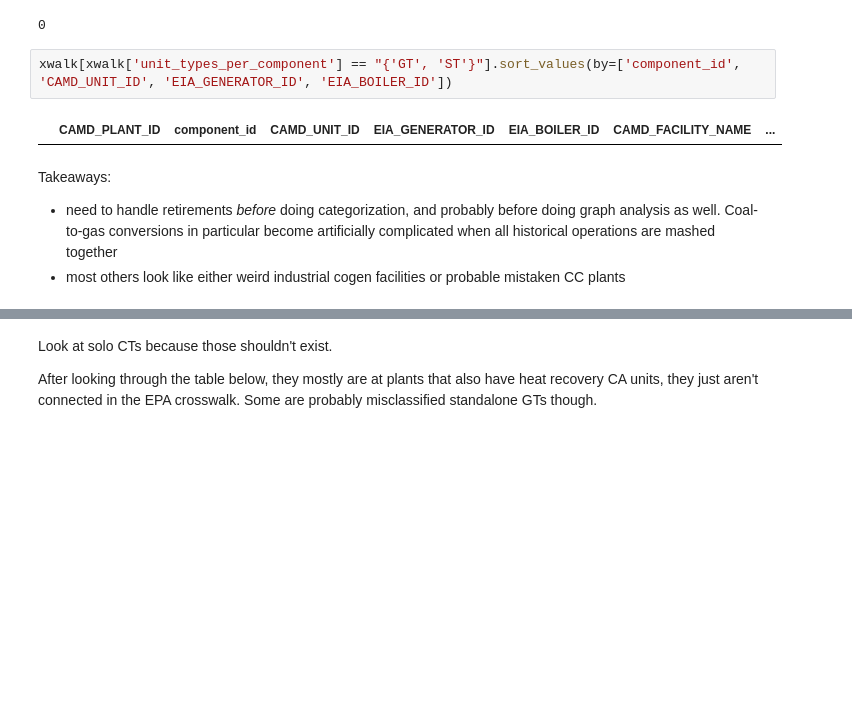
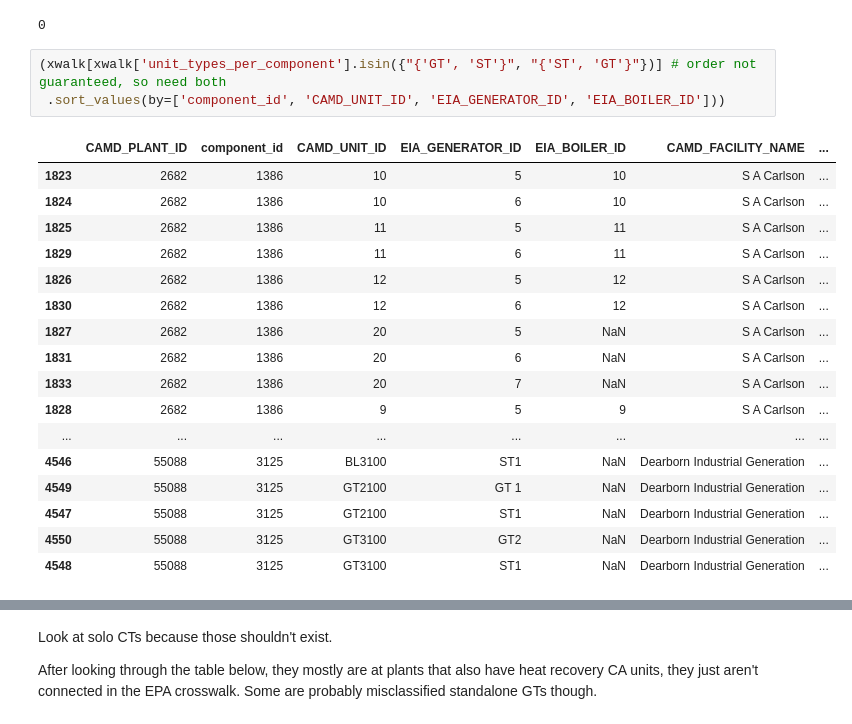
Before and after one commit to catalyst-cooperative/epacems_ramp_rates, a Jupyter notebook: notebooks/6.0-tb-explore_networkx_connected_subcomponents.ipynb, the cells around one changed output, grey strips where cells are left out. Cells and saved outputs as stored; diff of their text form; blank space fills up the shorter version.

```diff
--- a/notebooks/6.0-tb-explore_networkx_connected_subcomponents.ipynb
+++ b/notebooks/6.0-tb-explore_networkx_connected_subcomponents.ipynb
@@ -207,10 +207,23 @@ xwalk['unit_types_per_component'].notnull().sum() - xwalk.shape[0]
 # %% [output]
 0
 # %%
-xwalk[xwalk['unit_types_per_component'] == "{'GT', 'ST'}"].sort_values(by=['component_id', 'CAMD_UNIT_ID', 'EIA_GENERATOR_ID', 'EIA_BOILER_ID'])
+(xwalk[xwalk['unit_types_per_component'].isin({"{'GT', 'ST'}", "{'ST', 'GT'}"})] # order not guaranteed, so need both
+ .sort_values(by=['component_id', 'CAMD_UNIT_ID', 'EIA_GENERATOR_ID', 'EIA_BOILER_ID']))
 # %% [output]
 |  | CAMD_PLANT_ID | component_id | CAMD_UNIT_ID | EIA_GENERATOR_ID | EIA_BOILER_ID | CAMD_FACILITY_NAME | ... |
+| 1823 | 2682 | 1386 | 10 | 5 | 10 | S A Carlson | ... |
+| 1824 | 2682 | 1386 | 10 | 6 | 10 | S A Carlson | ... |
+| 1825 | 2682 | 1386 | 11 | 5 | 11 | S A Carlson | ... |
+| 1829 | 2682 | 1386 | 11 | 6 | 11 | S A Carlson | ... |
+| 1826 | 2682 | 1386 | 12 | 5 | 12 | S A Carlson | ... |
+| 1830 | 2682 | 1386 | 12 | 6 | 12 | S A Carlson | ... |
+| 1827 | 2682 | 1386 | 20 | 5 | NaN | S A Carlson | ... |
+| 1831 | 2682 | 1386 | 20 | 6 | NaN | S A Carlson | ... |
+| 1833 | 2682 | 1386 | 20 | 7 | NaN | S A Carlson | ... |
+| 1828 | 2682 | 1386 | 9 | 5 | 9 | S A Carlson | ... |
+| ... | ... | ... | ... | ... | ... | ... | ... |
+| 4546 | 55088 | 3125 | BL3100 | ST1 | NaN | Dearborn Industrial Generation | ... |
+| 4549 | 55088 | 3125 | GT2100 | GT 1 | NaN | Dearborn Industrial Generation | ... |
+| 4547 | 55088 | 3125 | GT2100 | ST1 | NaN | Dearborn Industrial Generation | ... |
+| 4550 | 55088 | 3125 | GT3100 | GT2 | NaN | Dearborn Industrial Generation | ... |
+| 4548 | 55088 | 3125 | GT3100 | ST1 | NaN | Dearborn Industrial Generation | ... |
-# %% [markdown]
-Takeaways:
-* need to handle retirements *before* doing categorization, and probably before doing graph analysis as well. Coal-to-gas conversions in particular become artificially complicated when all historical operations are mashed together
-* most others look like either weird industrial cogen facilities or probable mistaken CC plants
```
Also changed, not shown: parts of 74 cells of this notebook.
